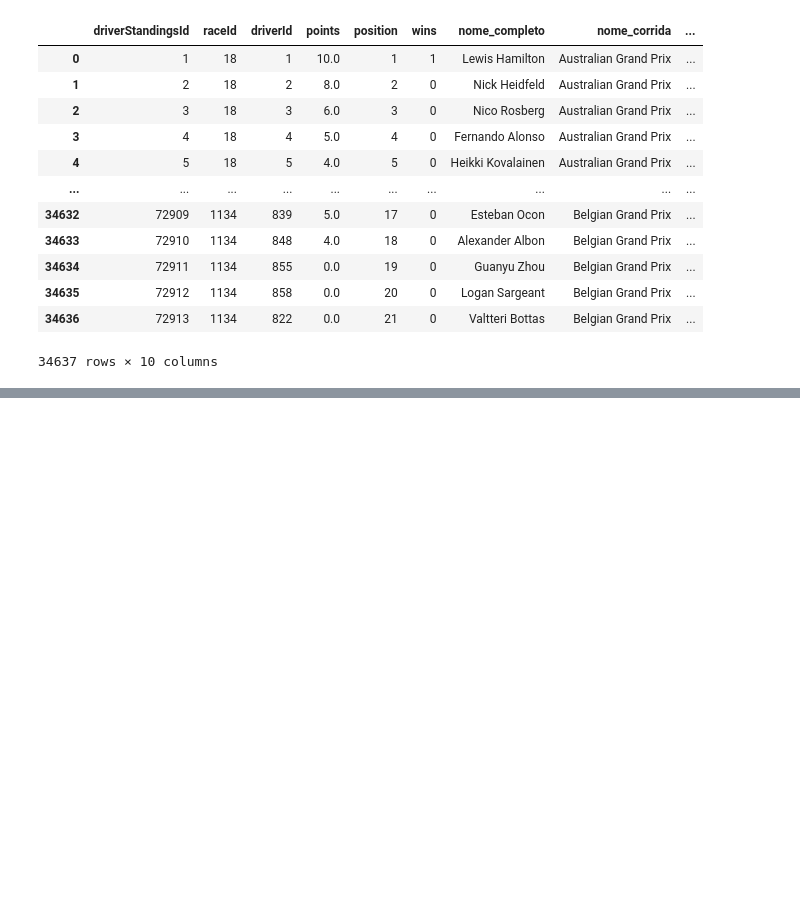
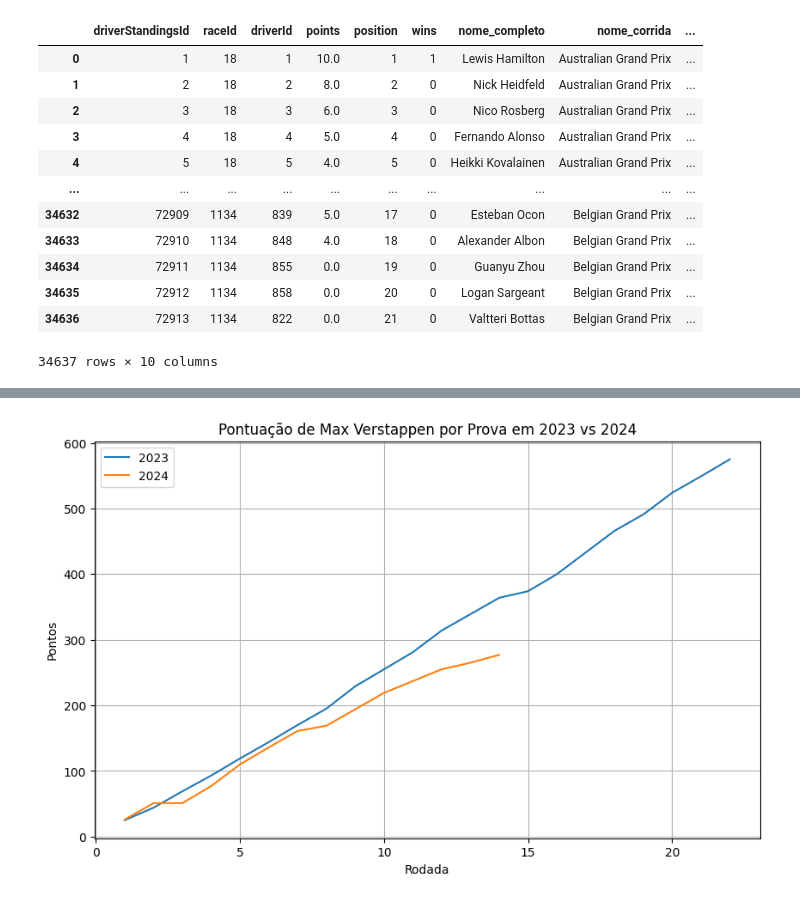
Before and after one commit to matheusfsanna/dados_f1, a Jupyter notebook: f1_stats.ipynb, the cells around one changed output, grey strips where cells are left out. Drawn from its saved outputs; the diff is of its cells as text; code cells hidden in the pictures; blank space fills up the shorter version.

```diff
--- a/f1_stats.ipynb
+++ b/f1_stats.ipynb
@@ -281,0 +239,20 @@ plt.show()
+# %%
+# Filtrar os dados para Max Verstappen em 2023
+verstappen_2023 = classificacao[(classificacao['nome_completo'] == 'Max Verstappen') & (classificacao['year'] == 2023)]
+
+# Agrupar os dados por rodada
+verstappen_pontos_2023 = verstappen_2023.groupby('round')['points'].sum().reset_index()
+
+# Criar o gráfico de linhas
+plt.figure(figsize=(10, 6))
+plt.plot(verstappen_pontos_2023['round'], verstappen_pontos_2023['points'], label='2023')
+plt.plot(verstappen_pontos['round'], verstappen_pontos['points'], label='2024')
+
+plt.xlabel('Rodada')
+plt.ylabel('Pontos')
+plt.title('Pontuação de Max Verstappen por Prova em 2023 vs 2024')
+plt.legend()
+plt.grid(True)
+plt.show()
+# %% [output]
+[figure, added]
```
Also changed, not shown: parts of 14 cells of this notebook.
